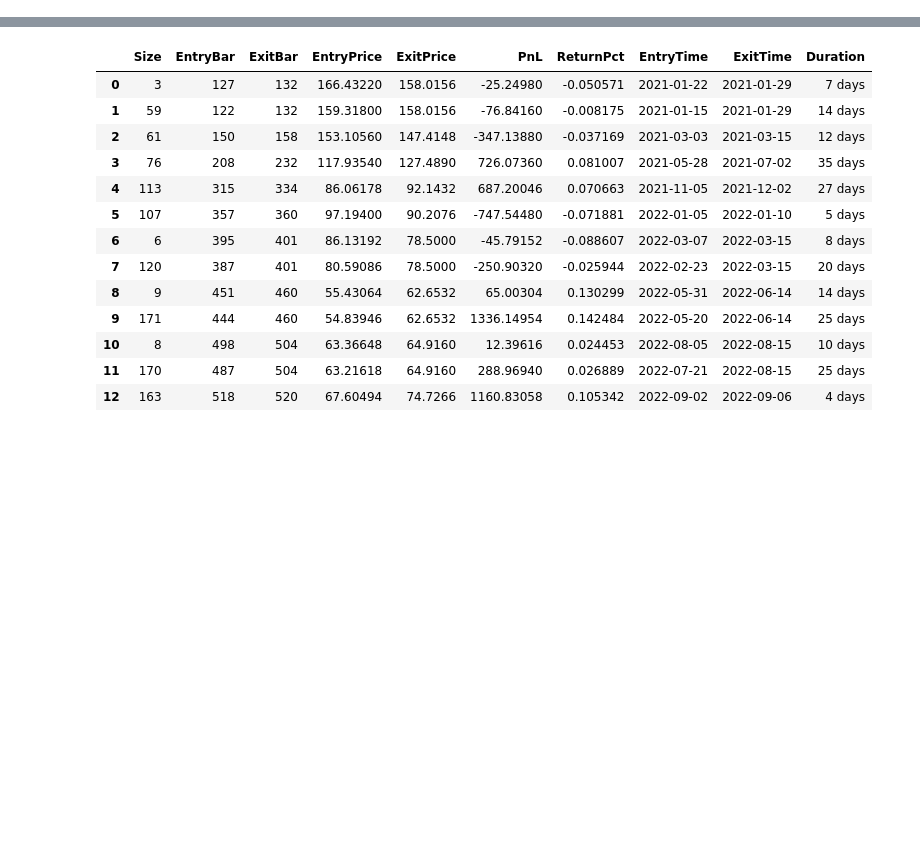
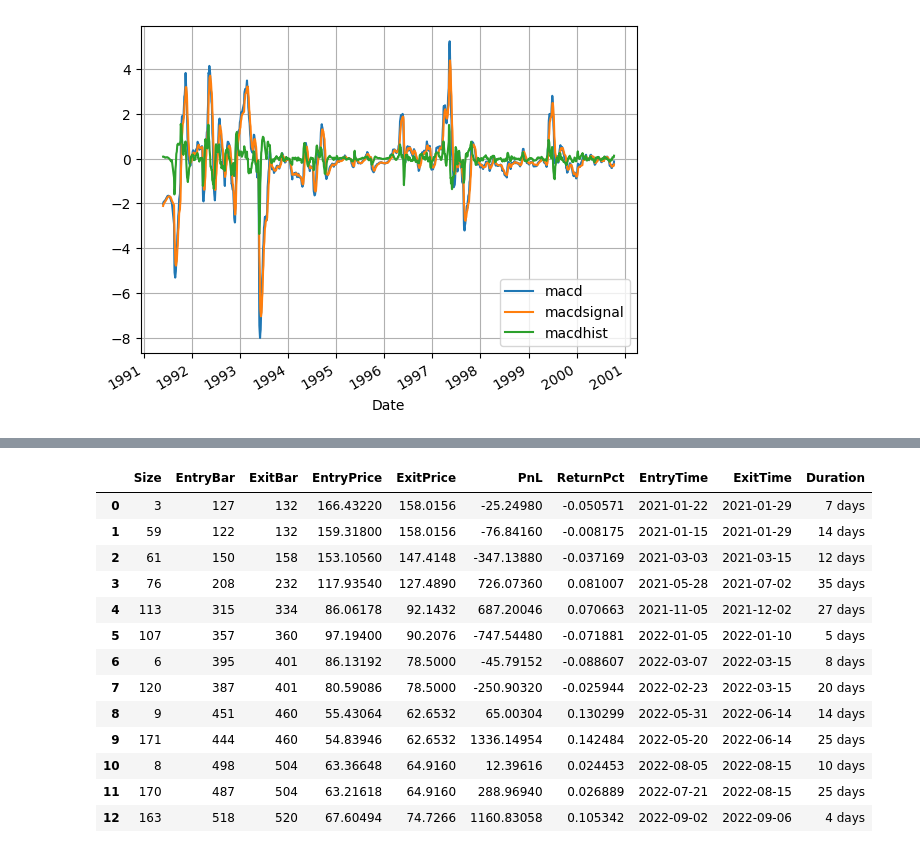
Before and after one commit to bizeasy17/investtrack, a Jupyter notebook: diggings/backtesting.ipynb, the cells around one changed output, grey strips where cells are left out. Cells and saved outputs as stored; diff of their text form; code cells hidden in the pictures; blank space fills up the shorter version.

```diff
--- a/diggings/backtesting.ipynb
+++ b/diggings/backtesting.ipynb
@@ -61,0 +72,9 @@ output = bt.run(c=10,d=60,steps={'a':'cross', 'b':'above200'})
+# %%
+df_macd = pd.DataFrame()
+df_macd['macd'], df_macd['macdsignal'], df_macd['macdhist'] = talib.MACD(stock_hist['Close'], fastperiod=12, slowperiod=26, signalperiod=9)
+
+df_macd[['macd','macdsignal','macdhist']].plot(grid=True)
+
+plot.show()
+# %% [output]
+[figure, added]
```
Also changed, not shown: parts of 8 cells of this notebook.
